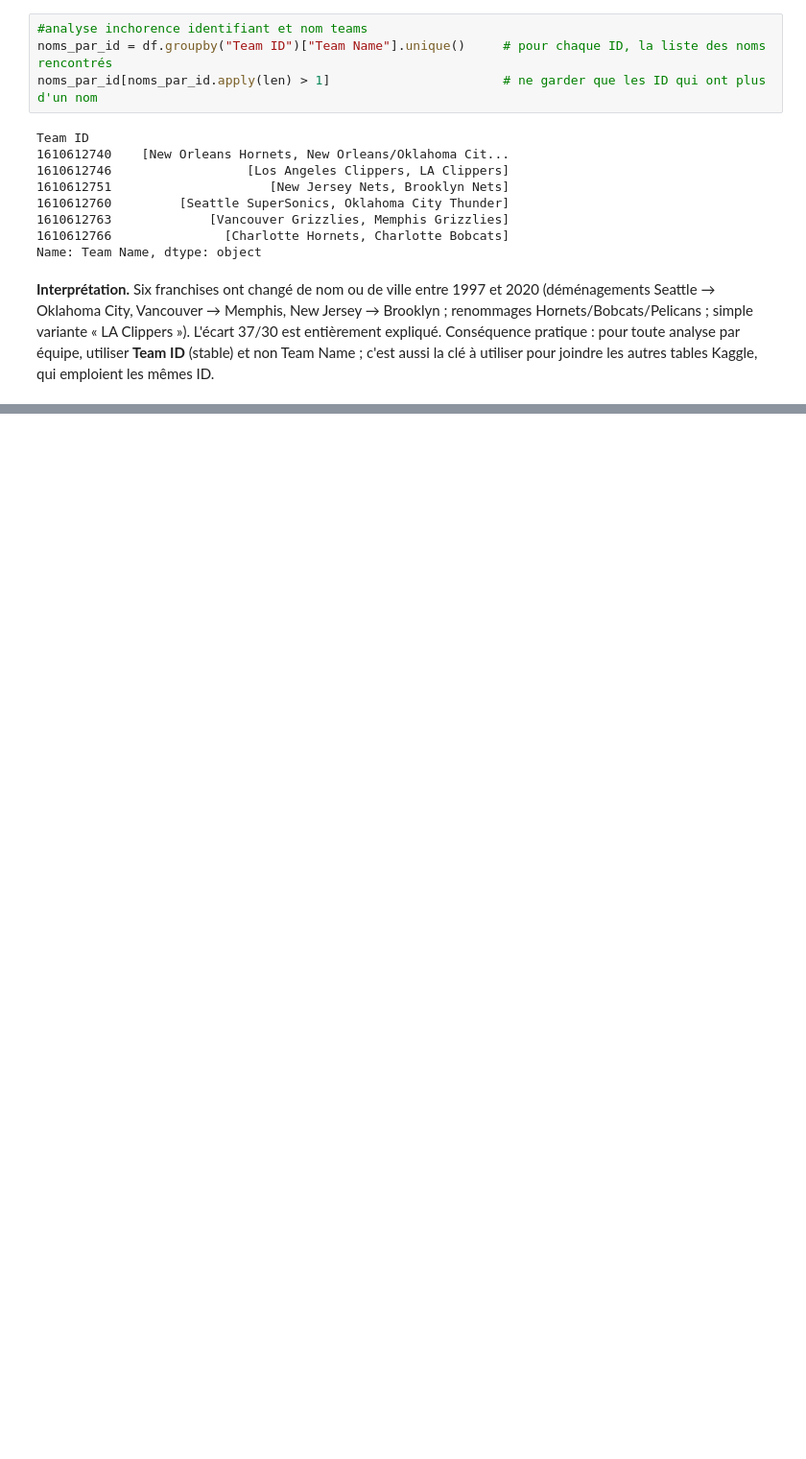
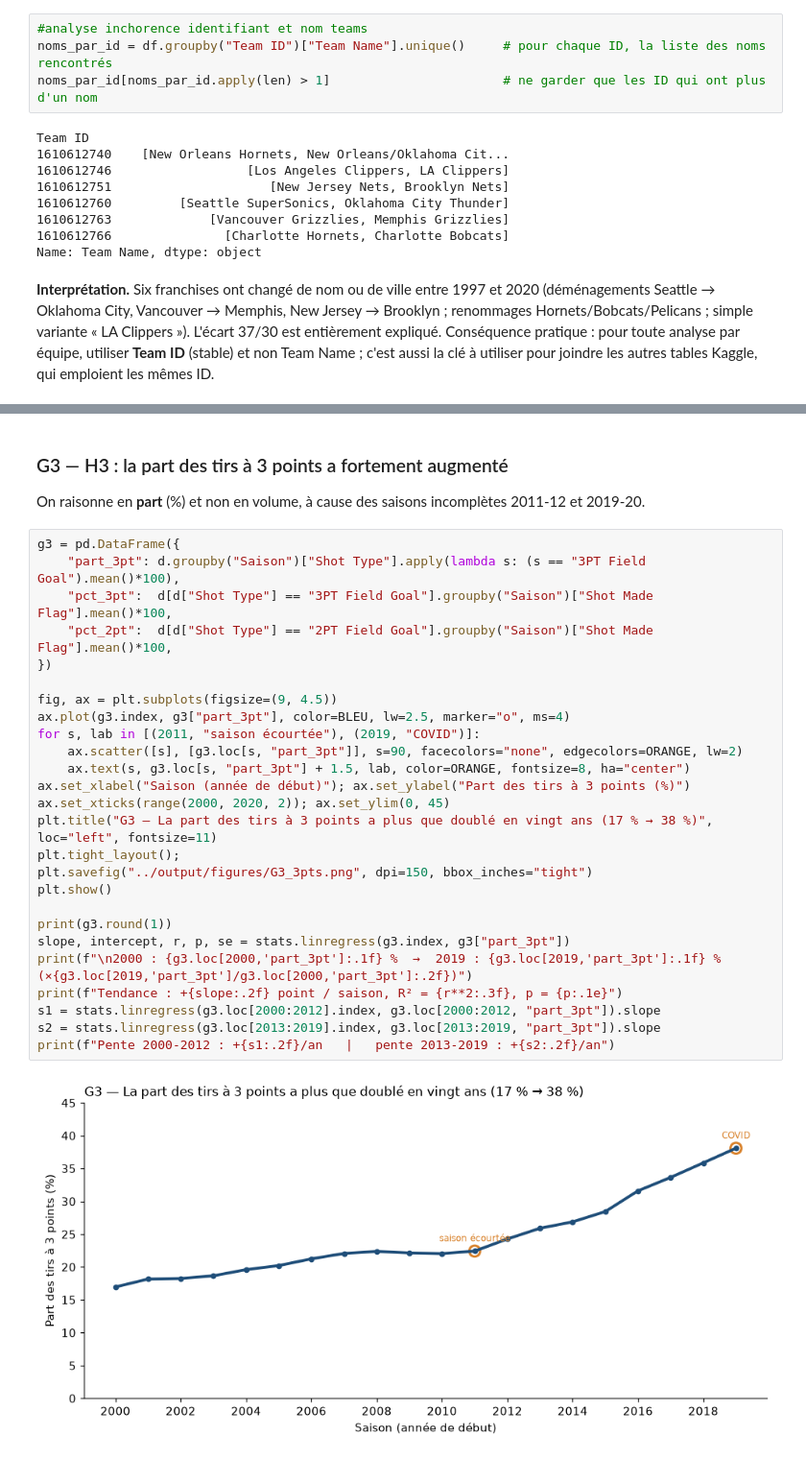
Before and after one commit to julestristan/nba-shot-analysis, a Jupyter notebook: src/EDA.ipynb, the cells around one changed output, grey strips where cells are left out. Shown at 96% size. Cells and saved outputs as stored; diff of their text form; blank space fills up the shorter version.

Commit message:
EDA NBA data  Kaggle terminée

```diff
--- a/src/EDA.ipynb
+++ b/src/EDA.ipynb
@@ -207,0 +348,31 @@ Name: Team Name, dtype: object
+# %% [markdown]
+### G3 — H3 : la part des tirs à 3 points a fortement augmenté
+On raisonne en **part** (%) et non en volume, à cause des saisons incomplètes 2011-12 et 2019-20.
+# %%
+g3 = pd.DataFrame({
+    "part_3pt": d.groupby("Saison")["Shot Type"].apply(lambda s: (s == "3PT Field Goal").mean()*100),
+    "pct_3pt":  d[d["Shot Type"] == "3PT Field Goal"].groupby("Saison")["Shot Made Flag"].mean()*100,
+    "pct_2pt":  d[d["Shot Type"] == "2PT Field Goal"].groupby("Saison")["Shot Made Flag"].mean()*100,
+})
+
+fig, ax = plt.subplots(figsize=(9, 4.5))
+ax.plot(g3.index, g3["part_3pt"], color=BLEU, lw=2.5, marker="o", ms=4)
+for s, lab in [(2011, "saison écourtée"), (2019, "COVID")]:
+    ax.scatter([s], [g3.loc[s, "part_3pt"]], s=90, facecolors="none", edgecolors=ORANGE, lw=2)
+    ax.text(s, g3.loc[s, "part_3pt"] + 1.5, lab, color=ORANGE, fontsize=8, ha="center")
+ax.set_xlabel("Saison (année de début)"); ax.set_ylabel("Part des tirs à 3 points (%)")
+ax.set_xticks(range(2000, 2020, 2)); ax.set_ylim(0, 45)
+plt.title("G3 — La part des tirs à 3 points a plus que doublé en vingt ans (17 % → 38 %)", loc="left", fontsize=11)
+plt.tight_layout();
+plt.savefig("../output/figures/G3_3pts.png", dpi=150, bbox_inches="tight")
+plt.show()
+
+print(g3.round(1))
+slope, intercept, r, p, se = stats.linregress(g3.index, g3["part_3pt"])
+print(f"\n2000 : {g3.loc[2000,'part_3pt']:.1f} %  →  2019 : {g3.loc[2019,'part_3pt']:.1f} %  (×{g3.loc[2019,'part_3pt']/g3.loc[2000,'part_3pt']:.2f})")
+print(f"Tendance : +{slope:.2f} point / saison, R² = {r**2:.3f}, p = {p:.1e}")
+s1 = stats.linregress(g3.loc[2000:2012].index, g3.loc[2000:2012, "part_3pt"]).slope
+s2 = stats.linregress(g3.loc[2013:2019].index, g3.loc[2013:2019, "part_3pt"]).slope
+print(f"Pente 2000-2012 : +{s1:.2f}/an   |   pente 2013-2019 : +{s2:.2f}/an")
+# %% [output]
+[figure, added]
```
Also changed, not shown: parts of 26 cells of this notebook, 6 other files.
